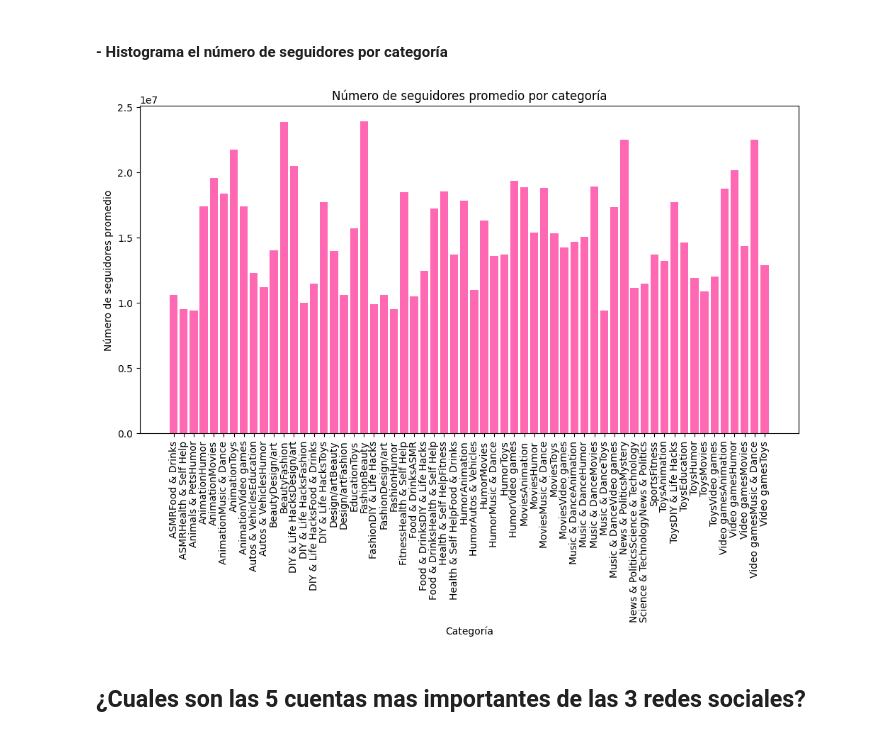
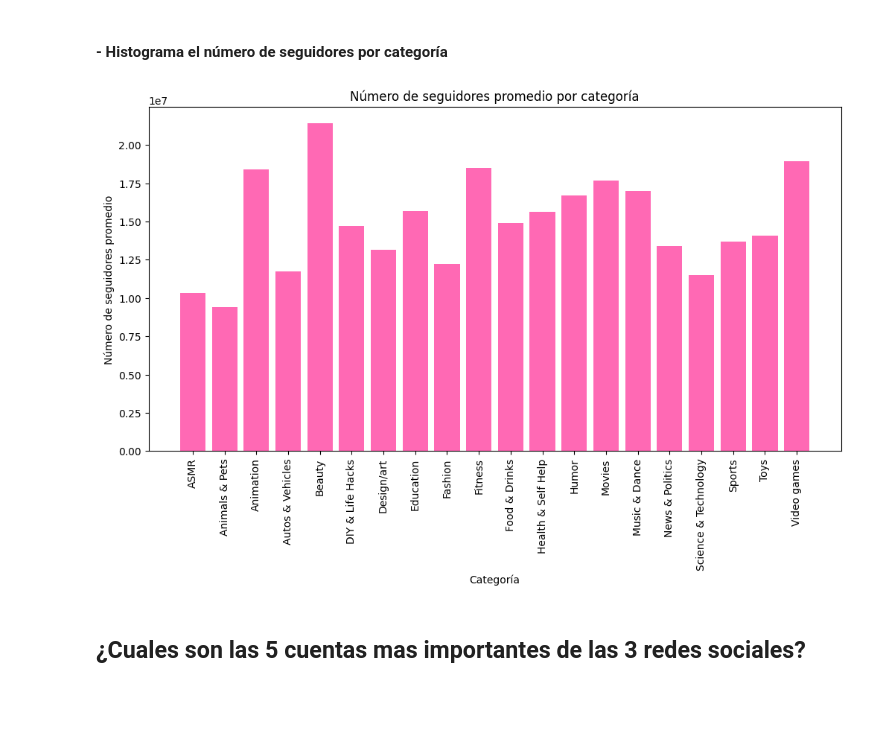
Before and after one commit to MonicaGonzalez30/CienciaDatosLasChicasSuperpoderosas, a Jupyter notebook: Proyectos/Unidad2/Redes_Sociales.ipynb, the cells around one changed output. Cells and saved outputs as stored; diff of their text form; code cells hidden in the pictures; blank space fills up the shorter version.

Commit message:
Obtencion de datos Youtube terminado

```diff
--- a/Proyectos/Unidad2/Redes_Sociales.ipynb
+++ b/Proyectos/Unidad2/Redes_Sociales.ipynb
@@ -998,0 +1057,5 @@ plt.show()
+# %%
+# Obtener las categorías únicas (todas)
+df_Youtube['Category'] = df_Youtube['Category1'].combine_first(df_Youtube['Category2'])
+TodasCat = (df_Youtube['Category'].unique()).tolist()
+TodasCat
@@ -1000,19 +1084,16 @@ plt.show()
 #### - Histograma el número de seguidores por categoría
 # %%
 # Primero combinamos las columnas de categoría en una sola columna
-df_Youtube['Category'] = df_Youtube['Category1'].fillna('') + df_Youtube['Category2'].fillna('')
-
 # Agrupamos los datos por categoría y luego se obtiene el promedio de suscriptores
 seguidores_por_categoria = df_Youtube.groupby('Category')['Subscribers'].mean()
-
 plt.figure(figsize=(12, 6))
 plt.bar(seguidores_por_categoria.index, seguidores_por_categoria.values, color='hotpink')
 plt.xlabel('Categoría')
 plt.ylabel('Número de seguidores promedio')
 plt.title('Número de seguidores promedio por categoría')
 plt.xticks(rotation=90)
 plt.show()
 # %% [output]
-[figure, old version]
+[figure, new version]
 # %% [markdown]
 ## ¿Cuales son las 5 cuentas mas importantes de las 3 redes sociales?
```
Also changed, not shown: parts of 29 cells of this notebook.
